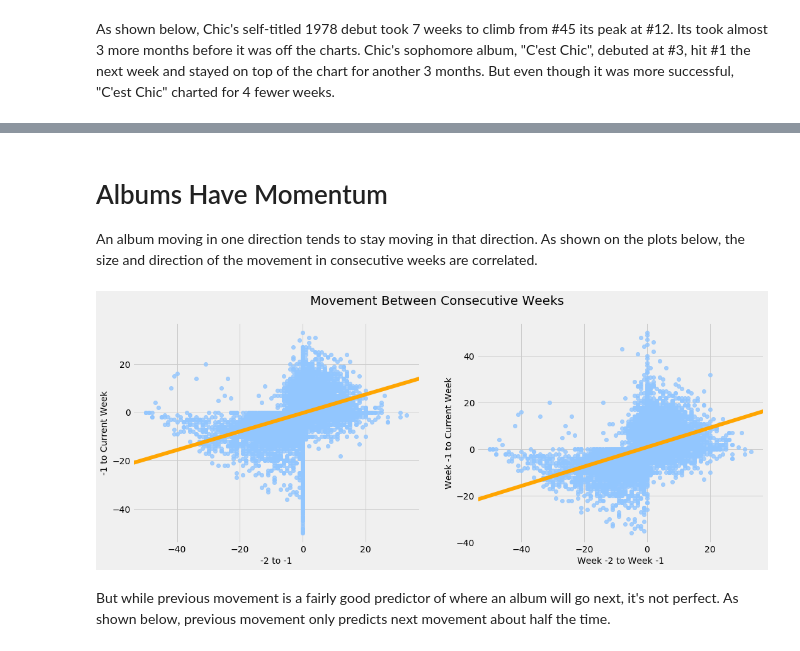
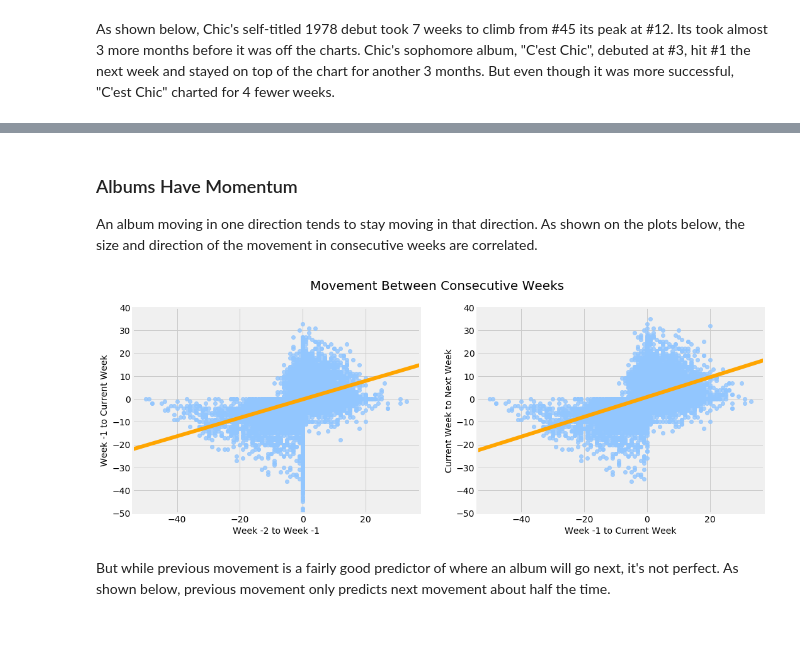
Before and after one commit to afriedman412/r-b_billboard_charts, a Jupyter notebook: bootsy_final_2.ipynb, the cells around one changed output, grey strips where cells are left out. Drawn from its saved outputs; the diff is of its cells as text; code cells hidden in the pictures.

```diff
--- a/bootsy_final_2.ipynb
+++ b/bootsy_final_2.ipynb
@@ -31,10 +31,14 @@ import datetime as datetime
 import warnings
 warnings.simplefilter("ignore")
 
+from sklearn.model_selection import train_test_split
+from xgboost import XGBRegressor
+from sklearn.preprocessing import StandardScaler
+from sklearn.pipeline import Pipeline
+
 import matplotlib.pyplot as plt
 import seaborn as sns
 %matplotlib inline
-plt.style.use('fivethirtyeight')
 plt.style.use('seaborn-pastel')
 # %%
 def charto(chart='r-b-hip-hop-albums', date='1984-01-22'):
@@ -262,29 +270,29 @@ plt.yticks(size=12);
 # %% [markdown]
-# Albums Have Momentum
+### Albums Have Momentum
 An album moving in one direction tends to stay moving in that direction. As shown on the plots below, the size and direction of the movement in consecutive weeks are correlated.
 # %%
 fig = plt.figure(figsize=(16,6))
 plt.suptitle(t='Movement Between Consecutive Weeks', size=20)
 
 # plot 1
 plt.subplot(1,2,1)
-sns.regplot(data=df, x='delta_2', y='delta_1', fit_reg=False)
-sns.regplot(data=df, x='delta_2', y='delta_1', scatter=False, color='orange')
+sns.regplot(data=df, x='delta_2', y='delta_1', line_kws={'color':'orange'})
 plt.xticks(size=14)
 plt.yticks(size=14)
-plt.xlabel(s='-2 to -1', size=14)
-plt.ylabel(s='-1 to Current Week', size=14)
+plt.xlabel(s='Week -2 to Week -1', size=14)
+plt.ylabel(s='Week -1 to Current Week', size=14)
+plt.ylim(-50,40)
 
 # plot 2
 plt.subplot(1,2,2)
-sns.regplot(data=df, x='delta_1', y='next_delta', fit_reg=False)
-sns.regplot(data=df, x='delta_1', y='next_delta', scatter=False, color='orange')
+sns.regplot(data=df, x='delta_1', y='next_delta', line_kws={'color':'orange'})
 plt.xticks(size=14)
 plt.yticks(size=14)
-plt.xlabel(s='Week -2 to Week -1', size=14)
-plt.ylabel(s='Week -1 to Current Week', size=14);
+plt.xlabel(s='Week -1 to Current Week', size=14)
+plt.ylabel(s='Current Week to Next Week', size=14)
+plt.ylim(-50,40);
 # %% [output]
-[figure, old version]
+[figure, new version]
 # %% [markdown]
 But while previous movement is a fairly good predictor of where an album will go next, it's not perfect. As shown below, previous movement only predicts next movement about half the time.
 # %%
```
Also changed, not shown: parts of 34 cells of this notebook.
